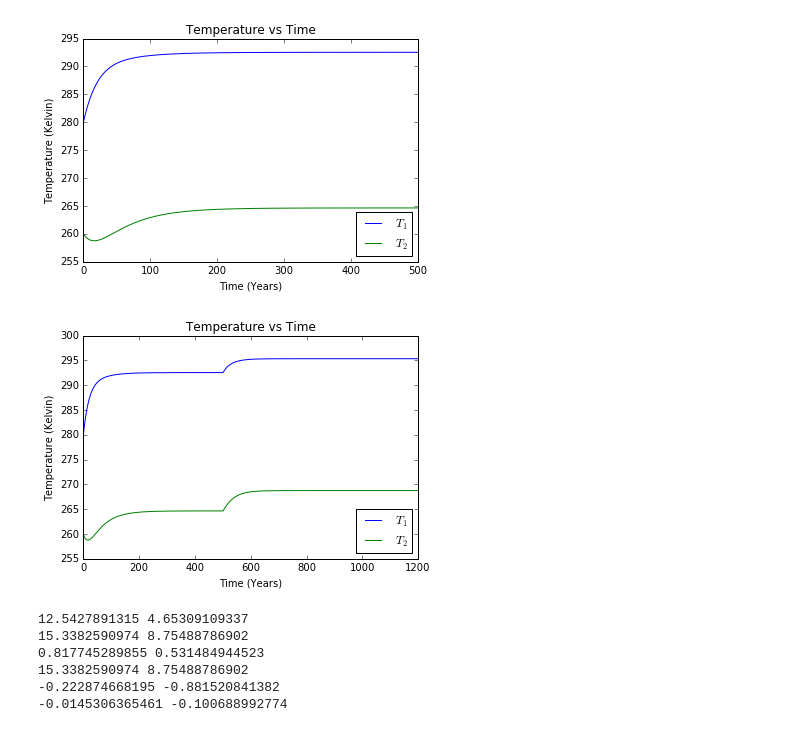
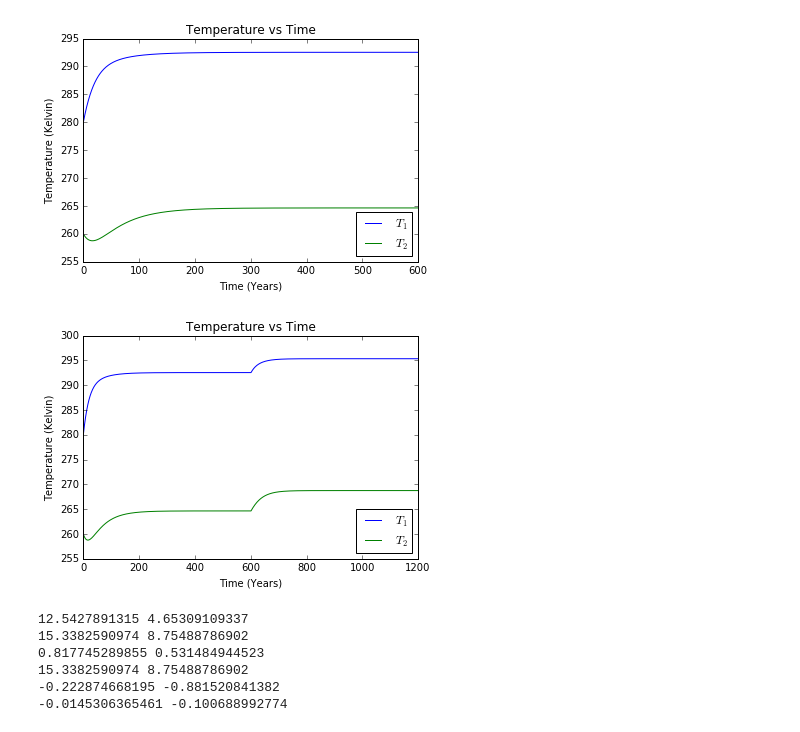
Before and after one commit to ccovington1959/Climate-Model, a Jupyter notebook: Climate Model.ipynb, the cells around one changed output. Cells and saved outputs as stored; diff of their text form; code cells hidden in the pictures.

Commit message:
started simulation with vector

```diff
--- a/Climate Model.ipynb
+++ b/Climate Model.ipynb
@@ -23,7 +23,7 @@ def newa(T1,T2,Tice): # function that gives value of fractional area of hemisphe
     return 1 - sin(phiicerad)
 # %%
 dt = 1.0                 # time step
-maxtime = 500            # length of simulation
+maxtime = 600            # length of simulation
 t = arange(0,maxtime,dt) # time array
 Tice = 271.15            # temperature of ice
 H = 10                   # heat capacity of upper ocean layer
@@ -58,38 +58,38 @@ xlabel("Time (Years)")
 title("Temperature vs Time")
 show()
 # %% [output]
-[figure, old version]
+[figure, new version]
 # %%
 afix = a[-2]             # a value at equilibrium
 dT1phi = T1[-1] - T1[0]  # ΔT_1,α for a fixed a value
 dT2phi = T2[-1] - T2[0]  # ΔT_2,α for a fixed a value
 # %%
-epsilon = 0.0
-maxtime = 1200
-t = arange(0,maxtime,dt)
-T1 = zeros(maxtime)
-T2 = zeros(maxtime)
-F = zeros(maxtime)
-T1[0] = T10
-T2[0] = T20
-for i in range(0,len(t)-1):
-    F[i] = newF(F0,gamma1,gamma2,T1[i],T2[i])
-    if i <= 500:
-        a = newa(T1[i],T2[i],Tice)
+epsilon = 0.0            # forcing parameter
+maxtime = 1200           # sets length of simulation
+t = arange(0,maxtime,dt) # time array
+T1 = zeros(maxtime)      # temperature array for T_1 box
+T2 = zeros(maxtime)      # temperature array for T_2 box
+F = zeros(maxtime)       # atmospheric heat transport array
+T1[0] = T10              # sets initial temperature for T_1 box
+T2[0] = T20              # sets initial temperature for T_2 box
+for i in range(0,len(t)-1):                    # creates loop that cycles through all arrays
+    F[i] = newF(F0,gamma1,gamma2,T1[i],T2[i])  # sets new F value
+    if i <= 600:
+        a = newa(T1[i],T2[i],Tice)             # recreates simulation above
     else:
-        epsilon = 1.0
-        a = afix
-    T1[i+1] = T1[i] + (HdT1(S1,F[i],A,B,T1[i],epsilon)) / H * dt
-    T2[i+1] = T2[i] + (HdT2(S2,alpha,a,F[i],A,B,T2[i],epsilon)) / H * dt
-plot(t,T1,label="$T_1$")
-plot(t,T2,label="$T_2$")
+        epsilon = 1.0                          # when the temperatures sufficiently reach equillibrium, will set new forcing parameter
+        a = afix                               # when the temperatures sufficiently reach equillibrium, fixes a value
+    T1[i+1] = T1[i] + (HdT1(S1,F[i],A,B,T1[i],epsilon)) / H * dt           # updates temperature value for T_1 box
+    T2[i+1] = T2[i] + (HdT2(S2,alpha,a,F[i],A,B,T2[i],epsilon)) / H * dt   # updates temperature value for T_2 box
+plot(t,T1,label="$T_1$")        # plots temperature vs time graph for T_1 box
+plot(t,T2,label="$T_2$")        # plots temperature vs time graph for T_2 box
 legend(loc="best")
 ylabel("Temperature (Kelvin)")
 xlabel("Time (Years)")
 title("Temperature vs Time")
 show()
 # %% [output]
-[figure, old version]
+[figure, new version]
 # %%
 dT10phi = T1[-1] - T1[0]
 dT20phi = T2[-1] - T2[0]
```
Also changed, not shown: parts of 2 cells of this notebook.
